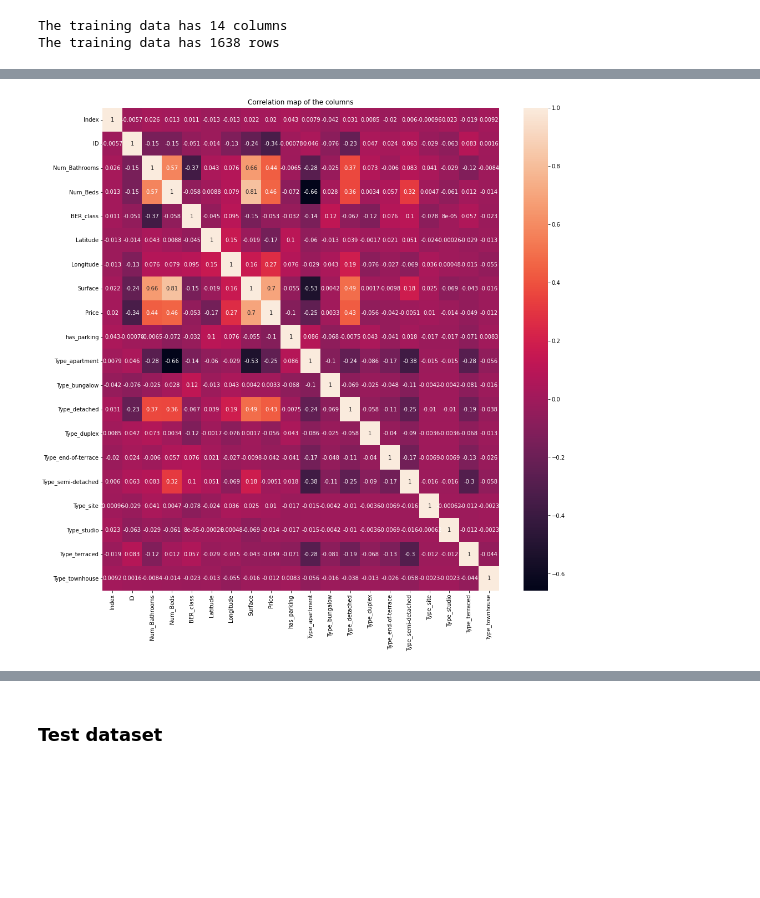
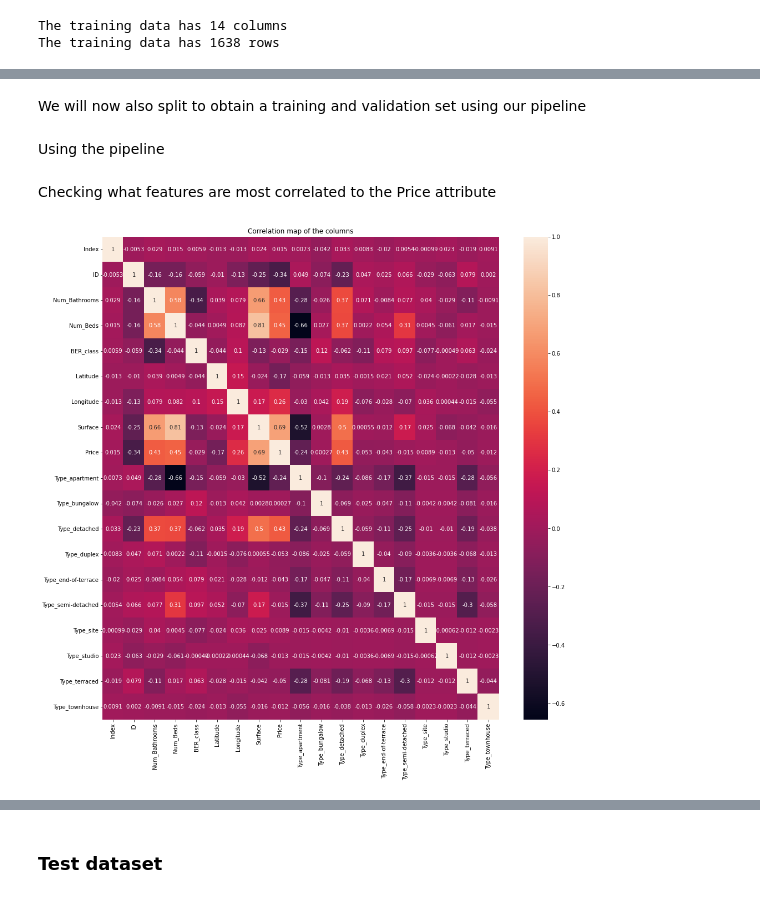
Before and after one commit to kenca5ey/et5003, a Jupyter notebook: ET5003_KaggleCompetition_KennethCasey_20197764.ipynb, the cells around one changed output, grey strips where cells are left out. Saved outputs shown, nothing was run; the diff lists cells and outputs as text; code cells hidden in the pictures; blank space fills up the shorter version.

```diff
--- a/ET5003_KaggleCompetition_KennethCasey_20197764.ipynb
+++ b/ET5003_KaggleCompetition_KennethCasey_20197764.ipynb
@@ -331,9 +488,0 @@ plot_distributions(fig, "Surface", 6, 2, 11, df_train)
-# %%
-df_train['Num_Bathrooms'] = np.log(df_train['Num_Bathrooms'].astype('float'))
-df_train['Num_Beds'] = np.log(df_train['Num_Beds'].astype('float'))
-df_train['Surface'] = np.log(df_train['Surface'].astype('float'))
-# %%
-# StandardScaler() will normalize the features i.e. each column of X,
-# so each column/feature/variable will have μ = 0 and σ = 1
-standard_scaler_X = StandardScaler().fit(df_train[['Latitude', 'Longitude', 'BER_class']])
-df_train[['Latitude', 'Longitude', 'BER_class']] = standard_scaler_X.transform(df_train[['Latitude', 'Longitude', 'BER_class']])
@@ -346,0 +495,25 @@ plot_distributions(fig, "Surface", 3, 2, 5, df_train)
+# %%
+def scaling_pipeline_for_X(df_to_scale, standard_scaler_X = None, return_scaler = False):
+  # Copying so that the original dataframe is not altered
+  df_to_scale_copy = df_to_scale.copy()
+
+  # Scaling attributes identified as needing to be more normal in their distributions
+  df_to_scale_copy['Num_Bathrooms'] = np.log(df_to_scale_copy['Num_Bathrooms'].astype('float'))
+  df_to_scale_copy['Num_Beds'] = np.log(df_to_scale_copy['Num_Beds'].astype('float'))
+  df_to_scale_copy['Surface'] = np.log(df_to_scale_copy['Surface'].astype('float'))
+
+  features_to_standard_scale = ['Latitude', 'Longitude', 'BER_class']
+  # If we have not passed in a pre-defined scaler then create one
+  if standard_scaler_X is None:
+    # Creating a scaler for the attributes needing to be scaled down
+    # StandardScaler() will normalize the features i.e. each column of X,
+    # so each column/feature/variable will have μ = 0 and σ = 1
+    standard_scaler_X = StandardScaler().fit(df_to_scale_copy[features_to_standard_scale])
+
+  # Scaling the attributes
+  df_to_scale_copy[features_to_standard_scale] = standard_scaler_X.transform(df_to_scale_copy[features_to_standard_scale])
+
+  if return_scaler is True:
+    return df_to_scale_copy, standard_scaler_X
+  else:
+    return df_to_scale_copy
@@ -346,0 +543,5 @@ plot_distributions(fig, "Surface", 3, 2, 5, df_train)
+# %%
+df_Xn, scaler_X = scaling_pipeline_for_X(df_train, return_scaler=True)
+df_yn, scaler_y = scaling_pipeline_for_y(df_train, return_scaler=True)
+# %% [markdown]
+We will now also split to obtain a training and validation set using our pipeline
@@ -346,0 +554,2 @@ plot_distributions(fig, "Surface", 3, 2, 5, df_train)
+# %% [markdown]
+Using the pipeline
@@ -347,6 +560,9 @@ plot_distributions(fig, "Surface", 3, 2, 5, df_train)
+# %% [markdown]
+Checking what features are most correlated to the Price attribute
 # %%
 plt.figure(figsize=(16, 16))
 plt.title("Correlation map of the columns")
-sns.heatmap(df_train.corr(), annot=True);
+sns.heatmap(df_Xn.corr(), annot=True)
+plt.show()
 # %% [output]
-[figure, old version]
+[figure, new version]
```
Also changed, not shown: parts of 195 cells of this notebook.
